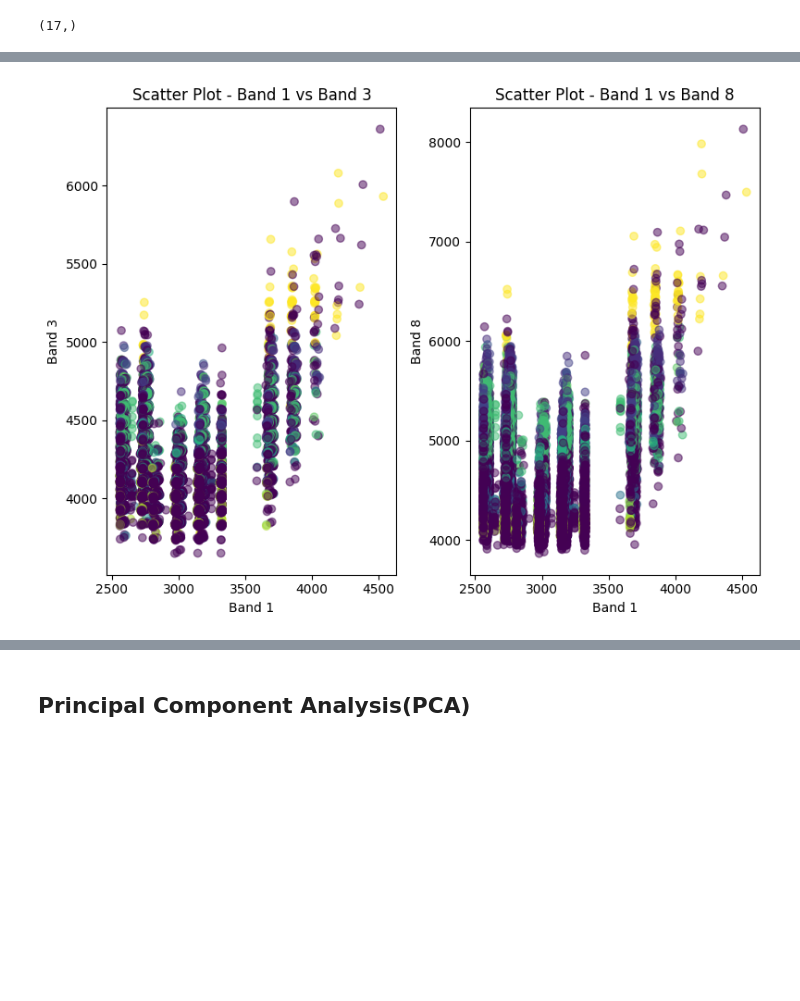
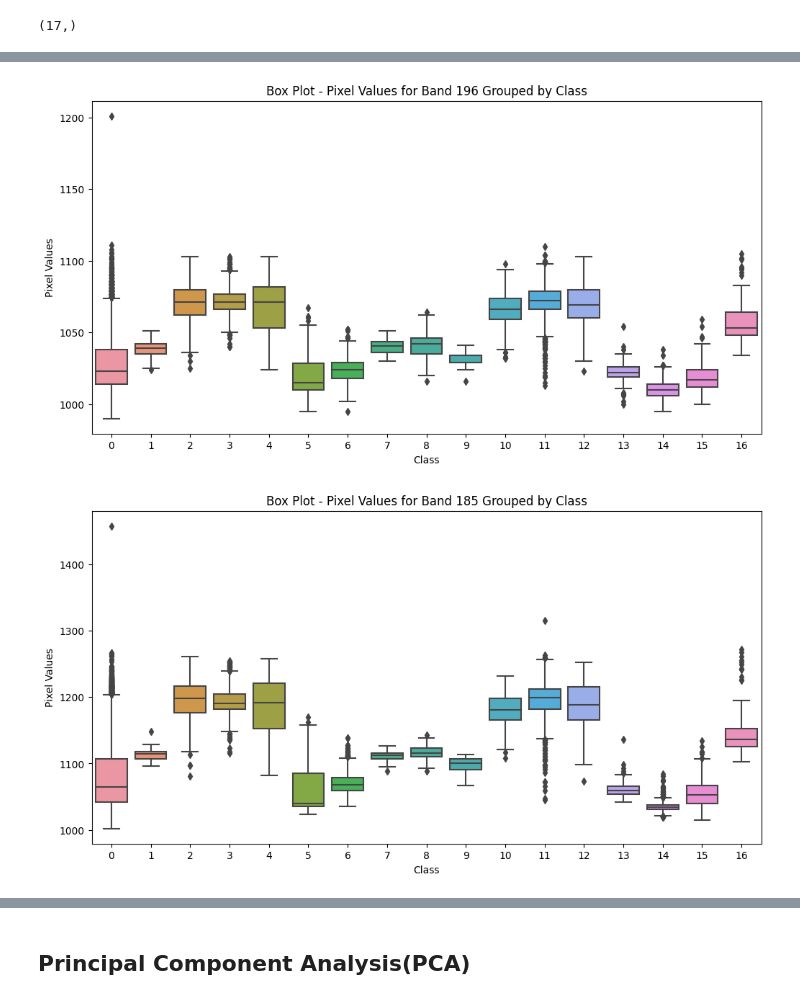
Before and after one commit to VanuatuN/MM, a Jupyter notebook: Indian_pines_class_ed.ipynb, the cells around one changed output, grey strips where cells are left out. Cells and saved outputs as stored; diff of their text form; code cells hidden in the pictures; blank space fills up the shorter version.

```diff
--- a/Indian_pines_class_ed.ipynb
+++ b/Indian_pines_class_ed.ipynb
@@ -449,20 +410,20 @@ Length: 98, dtype: float64
-# %%
-# Scatter plot for three bands
-plt.figure(figsize=(8, 6))
-
-plt.subplot(1, 2, 1)
-plt.scatter(df['band1'], df['band3'], c=df['class'], cmap='viridis', alpha=0.5)
-plt.title('Scatter Plot - Band 1 vs Band 3')
-plt.xlabel('Band 1')
-plt.ylabel('Band 3')
-
-plt.subplot(1, 2, 2)
-plt.scatter(df['band1'], df['band8'], c=df['class'], cmap='viridis', alpha=0.5)
-plt.title('Scatter Plot - Band 1 vs Band 8')
-plt.xlabel('Band 1')
-plt.ylabel('Band 8')
-
-plt.tight_layout()
-plt.show()
-# %% [output]
-[figure, removed]
+# %%
+# Box plot for band grouped by object class
+plt.figure(figsize=(12, 6))
+sns.boxplot(data=df, x='class', y='band196')
+plt.title('Box Plot - Pixel Values for Band 196 Grouped by Class')
+plt.xlabel('Class')
+plt.ylabel('Pixel Values')
+plt.show()
+# %% [output]
+[figure, added]
+# %%
+# Box plot for band grouped by object class
+plt.figure(figsize=(12, 6))
+sns.boxplot(data=df, x='class', y='band185')
+plt.title('Box Plot - Pixel Values for Band 185 Grouped by Class')
+plt.xlabel('Class')
+plt.ylabel('Pixel Values')
+plt.show()
+# %% [output]
+[figure, added]
```
Also changed, not shown: parts of 16 cells of this notebook.
